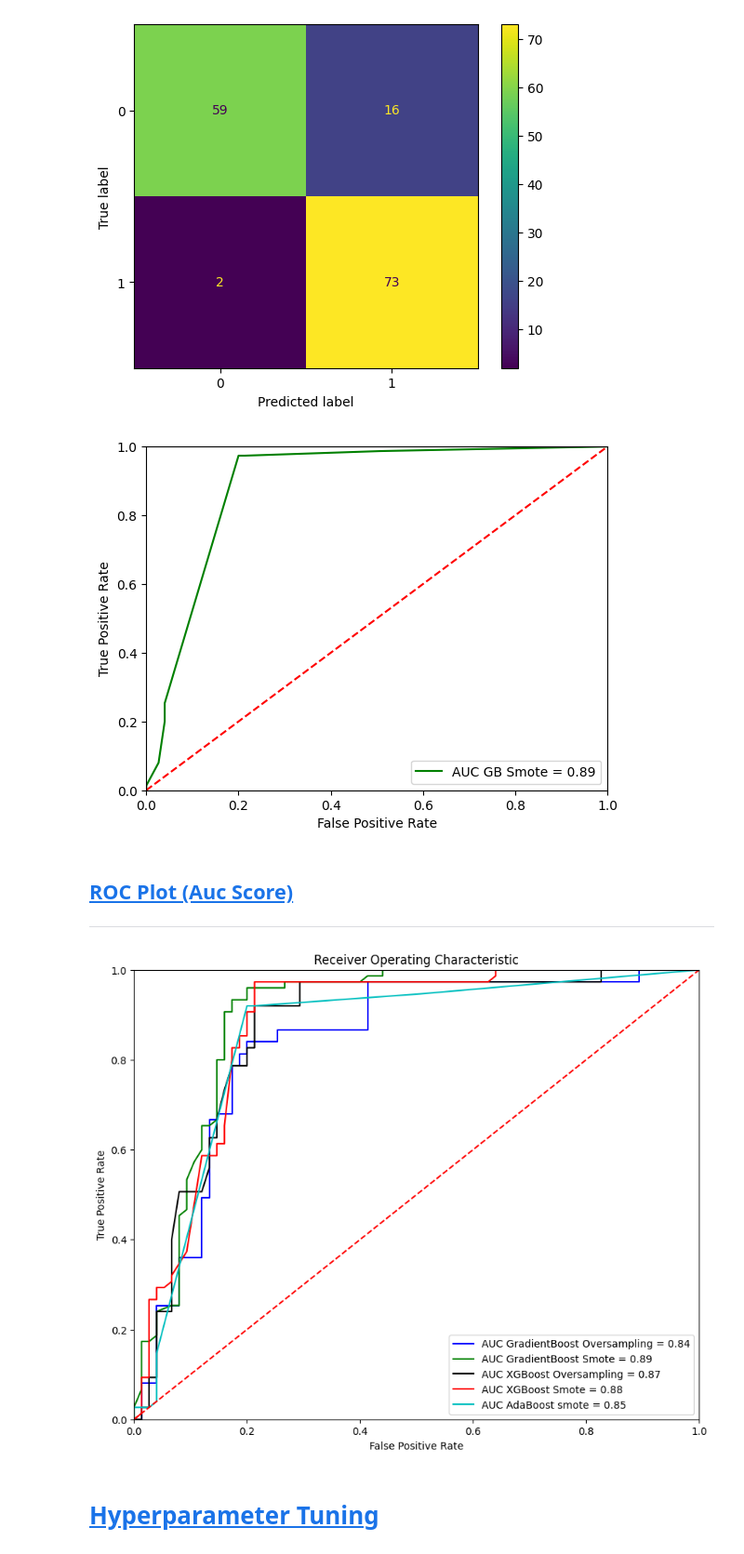
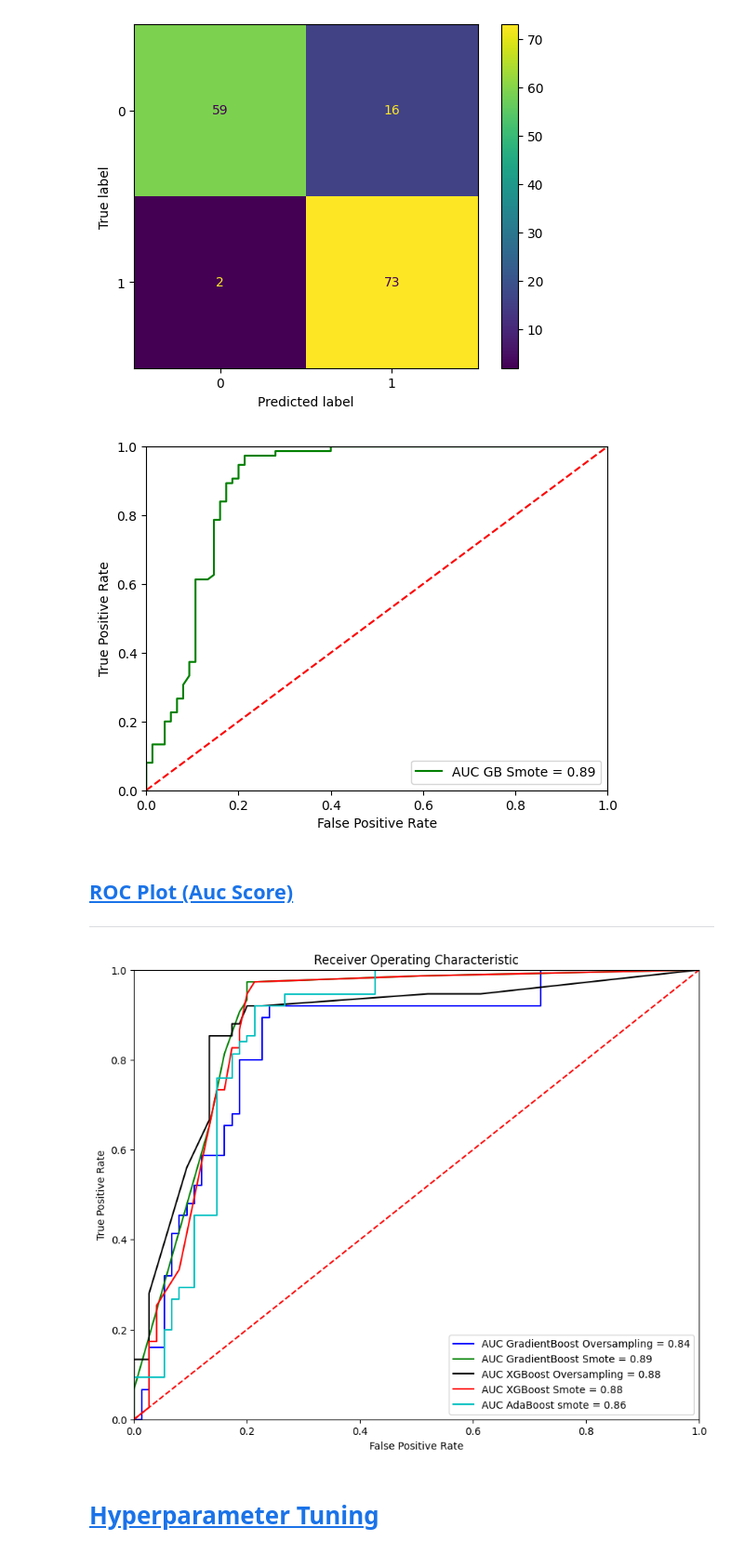
Before and after one commit to DandiMahendris/Auto-Insurance-Fraud-Detection, a Jupyter notebook: 05_modelling.ipynb, the cells around one changed output. Shown at 93% size. Saved outputs shown, nothing was run; the diff lists cells and outputs as text; code cells hidden in the pictures.

```diff
--- a/05_modelling.ipynb
+++ b/05_modelling.ipynb
@@ -1061,3 +1268,25 @@ plt.show()
 # %% [markdown]
 ### <a id='toc4_5_1_'></a>[Smote](#toc0_)
 ----------
+# %%
+
+n_estimators = [1,5,10,30,50,70,100,150,200,250]
+learning_rate = np.arange(0.1,1,0.1)
+
+param_grid = {
+        "n_estimators": n_estimators,
+        "learning_rate" : learning_rate
+        }
+
+# Buat gridsearch
+ada = AdaBoostClassifier(random_state=123)
+cv = StratifiedKFold(n_splits=5)
+
+ada_cv = BayesSearchCV(
+                        estimator = ada,
+                        search_spaces = param_grid,
+                        cv = cv,
+                        scoring = "recall",
+                        n_jobs = -1)
+
+ada_cv.fit(x_train["smote"],y_train["smote"])
@@ -1064,7 +1300,9 @@ plt.show()
 # %%
-    dist_params_ada = {
-        "base_estimator" : [DecisionTreeClassifier(max_depth = 2)],
-        "n_estimators" : [3],
-        "learning_rate" : [0.7],
-        "random_state": [123],
-    }
+ada_smote = AdaBoostClassifier(
+    base_estimator = DecisionTreeClassifier(max_depth=2),
+    n_estimators = ada_cv.best_params_['n_estimators'],
+    learning_rate = ada_cv.best_params_['learning_rate'],
+    random_state = 123
+)
+
+ada_smote.fit(x_train['smote'], y_train['smote'])
@@ -1071,7 +1311,0 @@ plt.show()
-# %%
-ada_smote = AdaBoostClassifier(base_estimator = DecisionTreeClassifier(max_depth = 2),
-                             n_estimators = 3,
-                             learning_rate = 0.7,
-                             random_state = 123)
-
-ada_smote.fit(x_train['smote'], y_train['smote'])
@@ -1119,7 +1350,7 @@ plt.ylabel('True Positive Rate')
 plt.xlabel('False Positive Rate')
 plt.show()
 # %% [output]
-[figure, old version]
+[figure, new version]
 # %% [markdown]
 ## <a id='toc4_6_'></a>[<b>ROC Plot (Auc Score)</b>](#toc0_)
 ---------
@@ -1128,7 +1359,7 @@ plt.show()
 y_valid_xgb_over_proba = xgb_over.predict_proba(x_valid['oversampling'])
 y_valid_xgb_smote_proba = xgb_smote.predict_proba(x_valid['smote'])
 y_valid_ada_smote_proba = ada_smote.predict_proba(x_valid['oversampling'])
-y_valid_gb_pred_over_proba = grad_tree.predict_proba(x_valid['oversampling'])
+y_valid_gb_pred_over_proba = grad_tree_over.predict_proba(x_valid['oversampling'])
 y_valid_gb_pred_smote_proba = grad_tree_smote.predict_proba(x_valid['smote'])
 
 ## ROC CURVE Function for create FPR & TPR
@@ -1141,34 +1372,34 @@ fpr_ada_smote, tpr_ada_smote, _ = roc_curve(y_valid['smote'],
 fpr_gb_over, tpr_gb_over, _ = roc_curve(y_valid['oversampling'],
                                          y_valid_gb_pred_over_proba[:, 1])
 
 fpr_gb_smote, tpr_gb_smote, _ = roc_curve(y_valid['smote'],
                                          y_valid_gb_pred_smote_proba[:, 1])
 
 roc_auc_xgb_over = auc(fpr_xgb_over, tpr_xgb_over)
 roc_auc_xgb_smote = auc(fpr_xgb_smote, tpr_xgb_smote)
 roc_auc_ada_smote = auc(fpr_ada_smote, tpr_ada_smote)
 roc_auc_gb_over = auc(fpr_gb_over, tpr_gb_over)
 roc_auc_gb_smote = auc(fpr_gb_smote, tpr_gb_smote)
 
 
 plt.subplots(figsize=(10,8))
 plt.title('Receiver Operating Characteristic')
 
 plt.plot(fpr_gb_over, tpr_gb_over, 'b', label = 'AUC GradientBoost Oversampling = %0.2f' % roc_auc_gb_over)
 plt.plot(fpr_gb_smote, tpr_gb_smote, 'g', label = 'AUC GradientBoost Smote = %0.2f' % roc_auc_gb_smote)
 plt.plot(fpr_xgb_over, tpr_xgb_over, 'k', label = 'AUC XGBoost Oversampling = %0.2f' % roc_auc_xgb_over)
 plt.plot(fpr_xgb_smote, tpr_xgb_smote, 'r', label = 'AUC XGBoost Smote = %0.2f' % roc_auc_xgb_smote)
 plt.plot(fpr_ada_smote, tpr_ada_smote, 'c', label = 'AUC AdaBoost smote = %0.2f' % roc_auc_ada_smote)
 
 plt.legend(loc = 'lower right')
 plt.plot([0, 1], [0, 1],'r--')
 plt.xlim([0, 1])
 plt.ylim([0, 1])
 plt.ylabel('True Positive Rate')
 plt.xlabel('False Positive Rate')
 plt.show()
 # %% [output]
-[figure, old version]
+[figure, new version]
 # %% [markdown]
 # <a id='toc5_'></a>[<b> Hyperparameter Tuning</b>](#toc0_)
 # %% [markdown]
```
Also changed, not shown: parts of 60 cells of this notebook, 1 other file.
